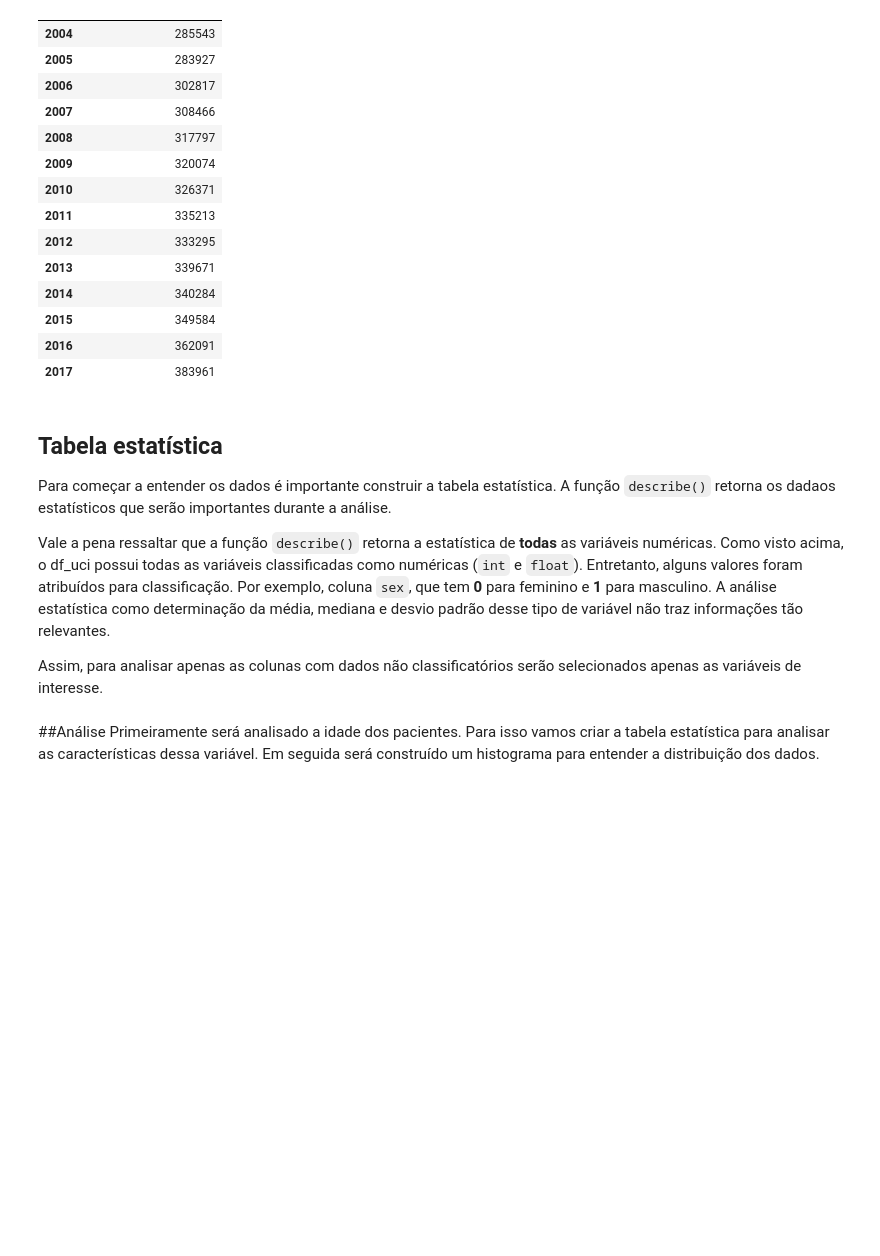
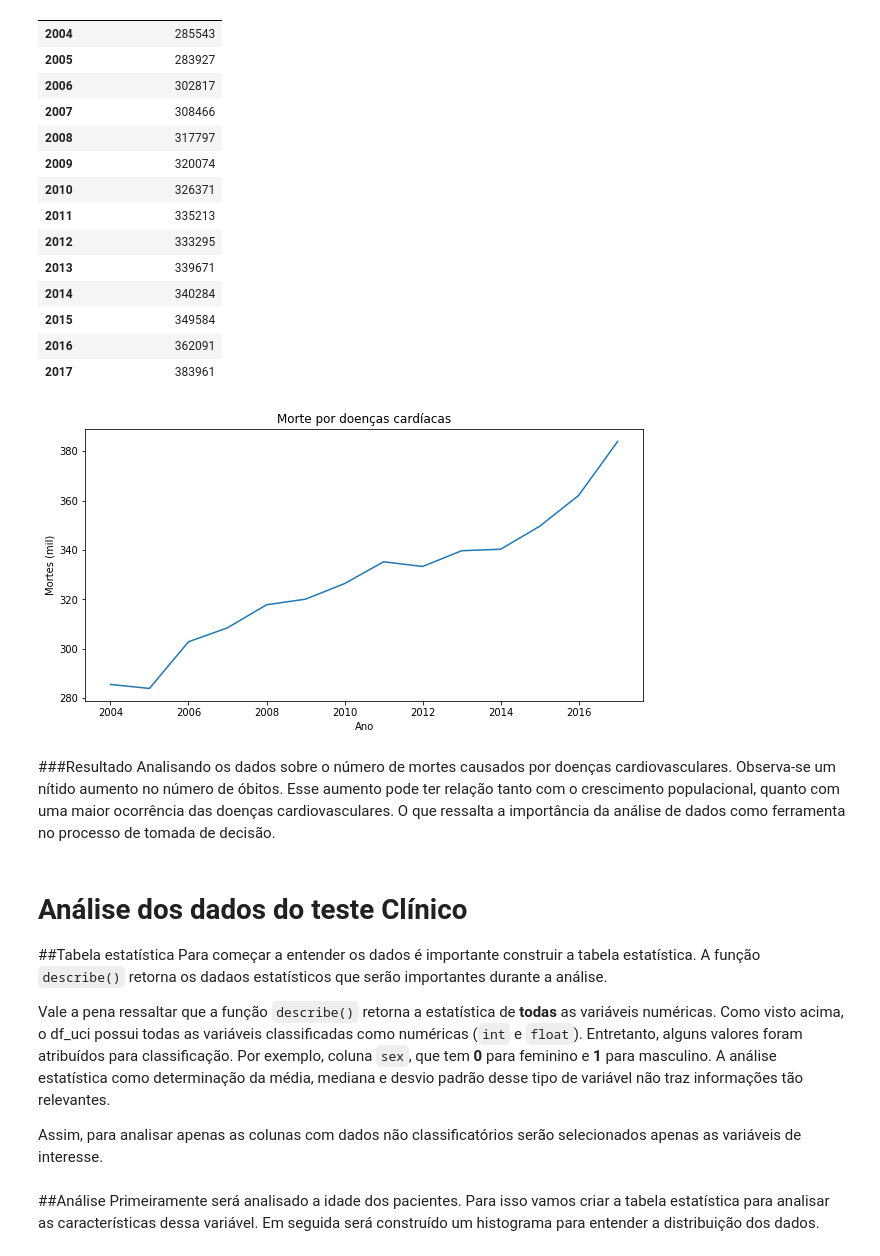
Before and after one commit to paulorayner/repositorio_dsnp, a Jupyter notebook: Análise_de_doenças_cardiovasculares.ipynb, the cells around one changed output. Cells and saved outputs as stored; diff of their text form; code cells hidden in the pictures; blank space fills up the shorter version.

```diff
--- a/Análise_de_doenças_cardiovasculares.ipynb
+++ b/Análise_de_doenças_cardiovasculares.ipynb
@@ -289,8 +289,21 @@ df_brcopy.head(15)
 | 2015 | 349584 |
 | 2016 | 362091 |
 | 2017 | 383961 |
+# %%
+fig, ax = plt.subplots(figsize=(10,5))
+
+ax = sns.lineplot(x=df_br.index, y="mortes_doencas_cardio", data=df_br)
+ax.set_title('Morte por doenças cardíacas')
+ax.set_ylabel('Mortes (mil)')
+ax.set_xlabel('Ano');
+# %% [output]
+[figure, added]
+# %% [markdown]
+###Resultado
+Analisando os dados sobre o número de mortes causados por doenças cardiovasculares. Observa-se um nítido aumento no número de óbitos. Esse aumento pode ter relação tanto com o crescimento populacional, quanto com uma maior ocorrência das doenças cardiovasculares. O que ressalta a importância da análise de dados como ferramenta no processo de tomada de decisão.
 # %% [markdown]
-## Tabela estatística
+# **Análise dos dados do teste Clínico**
+##Tabela estatística
 Para começar a entender os dados é importante construir a tabela estatística. A função `describe()` retorna os dadaos estatísticos que serão importantes durante a análise.
 
 Vale a pena ressaltar que a função `describe()` retorna a estatística de **todas** as variáveis numéricas. Como visto acima, o df_uci possui todas as variáveis classificadas como numéricas (`int` e `float`). Entretanto, alguns valores foram atribuídos para classificação. Por exemplo, coluna `sex`, que tem **0** para feminino e **1** para masculino. A análise estatística como determinação da média, mediana e desvio padrão desse tipo de variável não traz informações tão relevantes.
```
Also changed, not shown: parts of 2 cells of this notebook.
